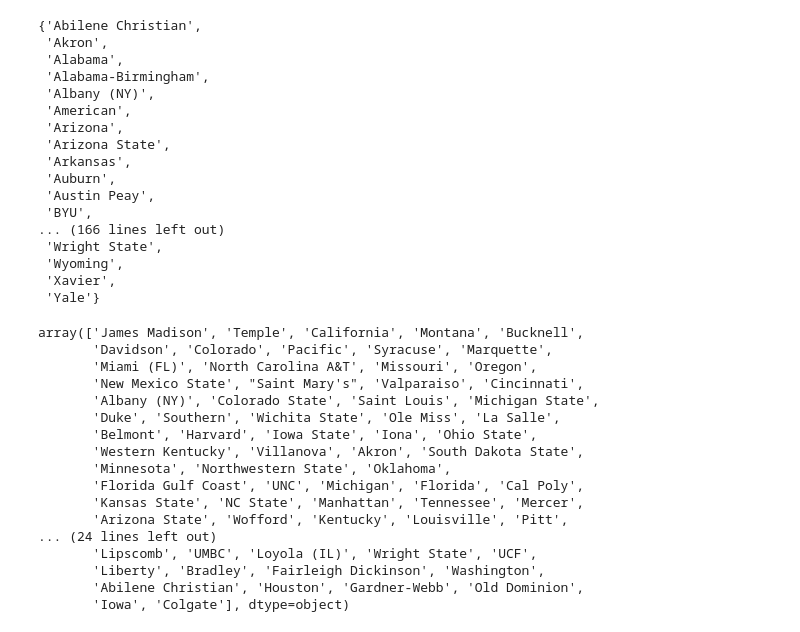
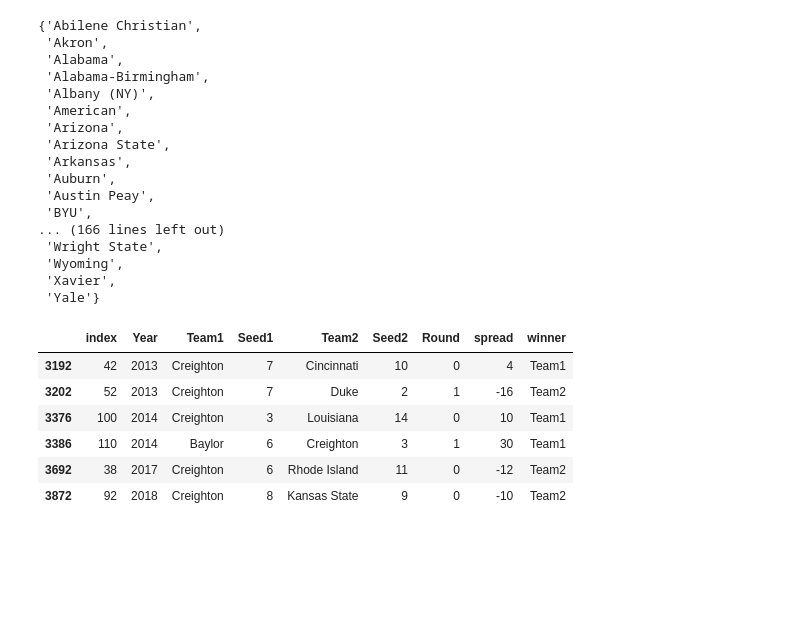
Before and after one commit to jacob-vogel/MLApplication, a Jupyter notebook: tournamentGameByGameCleaning.ipynb, the cells around one changed output. Drawn from its saved outputs; the diff is of its cells as text; code cells hidden in the pictures; blank space fills up the shorter version.

```diff
--- a/tournamentGameByGameCleaning.ipynb
+++ b/tournamentGameByGameCleaning.ipynb
@@ -70,23 +70,13 @@ teams
  'Wyoming',
  'Xavier',
  'Yale'}
-# %%
-tournamentGameByGame.Team2.unique()
-# %% [output]
-array(['James Madison', 'Temple', 'California', 'Montana', 'Bucknell',
-       'Davidson', 'Colorado', 'Pacific', 'Syracuse', 'Marquette',
-       'Miami (FL)', 'North Carolina A&T', 'Missouri', 'Oregon',
-       'New Mexico State', "Saint Mary's", 'Valparaiso', 'Cincinnati',
-       'Albany (NY)', 'Colorado State', 'Saint Louis', 'Michigan State',
-       'Duke', 'Southern', 'Wichita State', 'Ole Miss', 'La Salle',
-       'Belmont', 'Harvard', 'Iowa State', 'Iona', 'Ohio State',
-       'Western Kentucky', 'Villanova', 'Akron', 'South Dakota State',
-       'Minnesota', 'Northwestern State', 'Oklahoma',
-       'Florida Gulf Coast', 'UNC', 'Michigan', 'Florida', 'Cal Poly',
-       'Kansas State', 'NC State', 'Manhattan', 'Tennessee', 'Mercer',
-       'Arizona State', 'Wofford', 'Kentucky', 'Louisville', 'Pitt',
-... (24 lines left out)
-       'Lipscomb', 'UMBC', 'Loyola (IL)', 'Wright State', 'UCF',
-       'Liberty', 'Bradley', 'Fairleigh Dickinson', 'Washington',
-       'Abilene Christian', 'Houston', 'Gardner-Webb', 'Old Dominion',
-       'Iowa', 'Colgate'], dtype=object)
+# %%
+tournamentGameByGame[((tournamentGameByGame['Team1'] == 'Creighton') | (tournamentGameByGame['Team2'] == 'Creighton'))]
+# %% [output]
+|  | index | Year | Team1 | Seed1 | Team2 | Seed2 | Round | spread | winner |
+| 3192 | 42 | 2013 | Creighton | 7 | Cincinnati | 10 | 0 | 4 | Team1 |
+| 3202 | 52 | 2013 | Creighton | 7 | Duke | 2 | 1 | -16 | Team2 |
+| 3376 | 100 | 2014 | Creighton | 3 | Louisiana | 14 | 0 | 10 | Team1 |
+| 3386 | 110 | 2014 | Baylor | 6 | Creighton | 3 | 1 | 30 | Team1 |
+| 3692 | 38 | 2017 | Creighton | 6 | Rhode Island | 11 | 0 | -12 | Team2 |
+| 3872 | 92 | 2018 | Creighton | 8 | Kansas State | 9 | 0 | -10 | Team2 |
```
Also changed, not shown: parts of 1 cell of this notebook.
